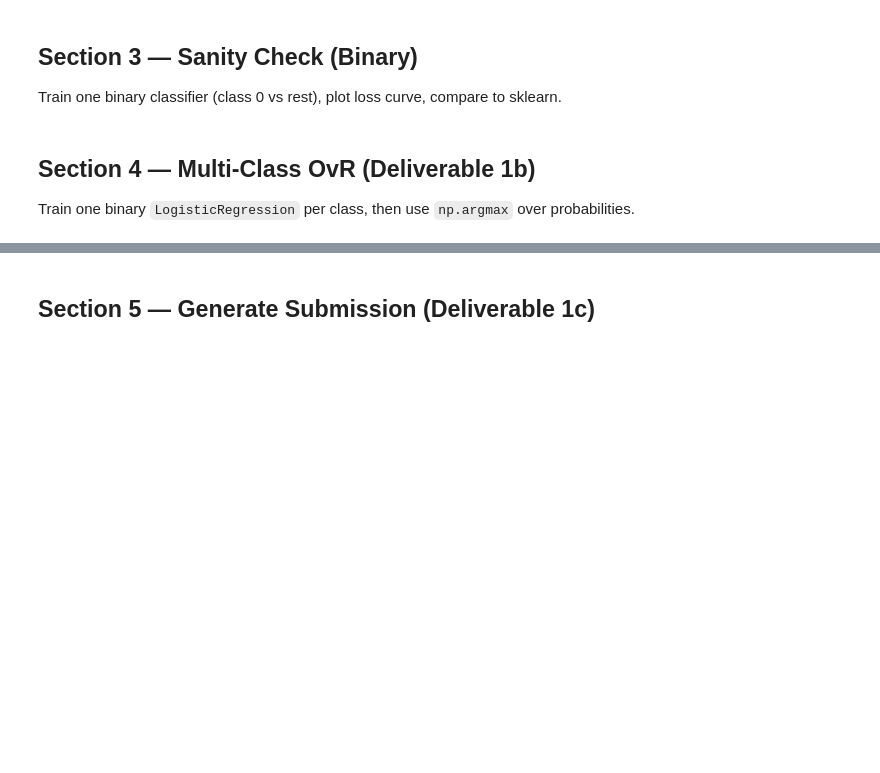
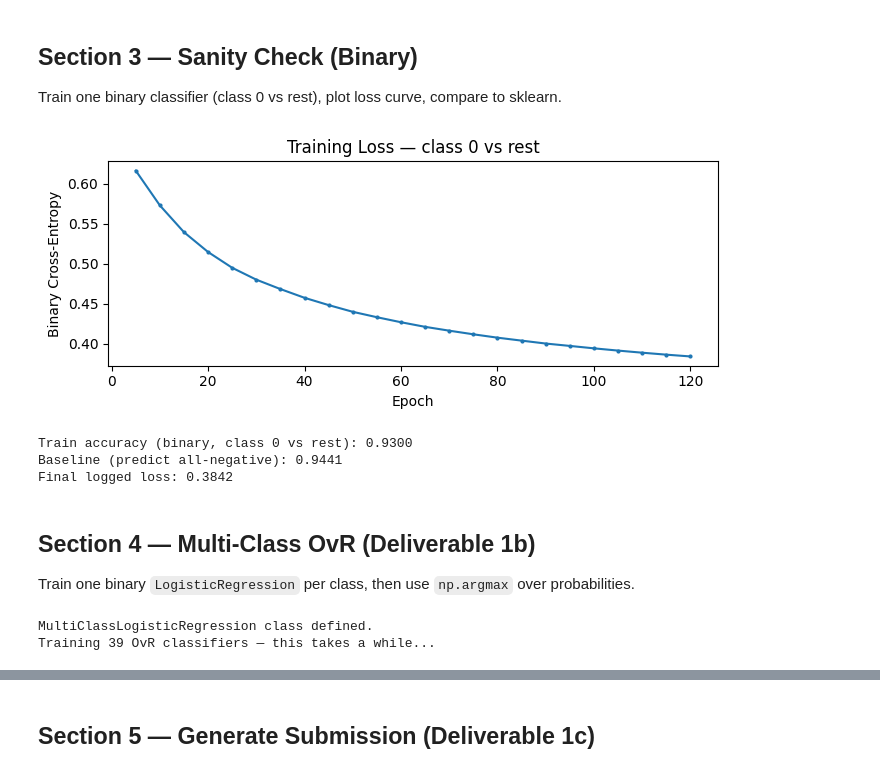
Before and after one commit to albertnguyentran/SUTD-50.007-ML-Term-Project, a Jupyter notebook: task1_logreg.ipynb, the cells around one changed output, grey strips where cells are left out. Saved outputs shown, nothing was run; the diff lists cells and outputs as text; code cells hidden in the pictures; blank space fills up the shorter version.

```diff
--- a/task1_logreg.ipynb
+++ b/task1_logreg.ipynb
@@ -17,9 +17,14 @@ warnings.filterwarnings('ignore')
 
 CONFIG = {
     'MAX_FEATURES': 5000,
-    'BATCH_SIZE': 256,
-    'EPOCHS': 100,
-    'LR': 0.1,
+    'BATCH_SIZE': 1024,
+    'EPOCHS': 120,
+    'LR': 0.05,
+    'LR_DECAY': 0.05,
+    'L2_LAMBDA': 1e-4,
+    'LOSS_EVAL_EVERY': 5,
+    'USE_CLASS_WEIGHTS': True,
+    'USE_PRIOR_BIAS': True,
     'TRAIN_PATH': 'dataset/train.csv',
     'TEST_PATH':  'dataset/test.csv',
     'SUBMISSIONS_DIR': 'submissions',
@@ -135,28 +189,39 @@ Train one binary classifier (class 0 vs rest), plot loss curve, compare to sklea
 # %%
 # Section 3 — Binary sanity check
 CHECK_CLASS = sorted(np.unique(y_train))[0]  # first class
 y_binary = (y_train == CHECK_CLASS).astype(np.float32)
 
-clf = LogisticRegression()
+clf = LogisticRegression(
+    lr_decay=CONFIG['LR_DECAY'],
+    l2_lambda=CONFIG['L2_LAMBDA'],
+    loss_eval_every=CONFIG['LOSS_EVAL_EVERY'],
+    use_class_weights=CONFIG['USE_CLASS_WEIGHTS'],
+    use_prior_bias=CONFIG['USE_PRIOR_BIAS'],
+)
 clf.train(X_train, y_binary,
           bs=CONFIG['BATCH_SIZE'],
           epochs=CONFIG['EPOCHS'],
           lr=CONFIG['LR'])
 
-# Loss curve
+# Loss curve (logged every LOSS_EVAL_EVERY epochs)
 plt.figure(figsize=(7, 3))
-plt.plot(clf.loss_history)
+plt.plot(clf.loss_epochs, clf.loss_history, marker='o', markersize=2)
 plt.xlabel('Epoch')
 plt.ylabel('Binary Cross-Entropy')
 plt.title(f'Training Loss — class {CHECK_CLASS} vs rest')
 plt.tight_layout()
 plt.show()
 
 preds_binary = clf.predict(X_train)
 acc = accuracy_score(y_binary, preds_binary)
 print(f'Train accuracy (binary, class {CHECK_CLASS} vs rest): {acc:.4f}')
 print(f'Baseline (predict all-negative): {1 - y_binary.mean():.4f}')
-print(f'Final loss: {clf.loss_history[-1]:.4f}')
+print(f'Final logged loss: {clf.loss_history[-1]:.4f}')
+# %% [output]
+[figure, added]
+Train accuracy (binary, class 0 vs rest): 0.9300
+Baseline (predict all-negative): 0.9441
+Final logged loss: 0.3842
 # %% [markdown]
 ## Section 4 — Multi-Class OvR (Deliverable 1b)
 
@@ -166,10 +231,16 @@ Train one binary `LogisticRegression` per class, then use `np.argmax` over proba
 class MultiClassLogisticRegression:
     """One-vs-Rest multi-class classifier built on top of LogisticRegression."""
 
-    def __init__(self, bs=256, epochs=100, lr=0.1):
+    def __init__(self, bs=256, epochs=100, lr=0.1, lr_decay=0.0, l2_lambda=0.0,
+                 loss_eval_every=1, use_class_weights=False, use_prior_bias=False):
         self.bs = bs
         self.epochs = epochs
         self.lr = lr
+        self.lr_decay = lr_decay
+        self.l2_lambda = l2_lambda
+        self.loss_eval_every = loss_eval_every
+        self.use_class_weights = use_class_weights
+        self.use_prior_bias = use_prior_bias
         self.classifiers = []   # one per class
         self.classes_ = None    # sorted unique label values
 
@@ -180,12 +251,18 @@ class MultiClassLogisticRegression:
 
         for i, c in enumerate(self.classes_):
             y_binary = (y == c).astype(np.float32)
-            clf = LogisticRegression()
+            clf = LogisticRegression(
+                lr_decay=self.lr_decay,
+                l2_lambda=self.l2_lambda,
+                loss_eval_every=self.loss_eval_every,
+                use_class_weights=self.use_class_weights,
+                use_prior_bias=self.use_prior_bias,
+            )
             clf.train(X, y_binary, bs=self.bs, epochs=self.epochs, lr=self.lr)
             self.classifiers.append(clf)
             if (i + 1) % 10 == 0 or (i + 1) == n_classes:
                 print(f'  Trained {i + 1}/{n_classes} classifiers '
-                      f'(last loss: {clf.loss_history[-1]:.4f})')
+                      f'(last logged loss: {clf.loss_history[-1]:.4f})')
 
     def predict_proba(self, X):
         """Returns (n_samples, n_classes) probability matrix."""
@@ -201,15 +278,23 @@ class MultiClassLogisticRegression:
 
 
 print('MultiClassLogisticRegression class defined.')
-print('Training 40 classifiers — this takes a few minutes...')
+print(f"Training {len(np.unique(y_train))} OvR classifiers — this takes a while...")
 
 ovr = MultiClassLogisticRegression(
     bs=CONFIG['BATCH_SIZE'],
     epochs=CONFIG['EPOCHS'],
     lr=CONFIG['LR'],
+    lr_decay=CONFIG['LR_DECAY'],
+    l2_lambda=CONFIG['L2_LAMBDA'],
+    loss_eval_every=CONFIG['LOSS_EVAL_EVERY'],
+    use_class_weights=CONFIG['USE_CLASS_WEIGHTS'],
+    use_prior_bias=CONFIG['USE_PRIOR_BIAS'],
 )
 ovr.fit(X_train, y_train)
 print('Training complete.')
+# %% [output]
+MultiClassLogisticRegression class defined.
+Training 39 OvR classifiers — this takes a while...
 # %%
 # Evaluate on train set
 train_preds = ovr.predict(X_train)
```
Also changed, not shown: parts of 6 cells of this notebook, 11 other files.
